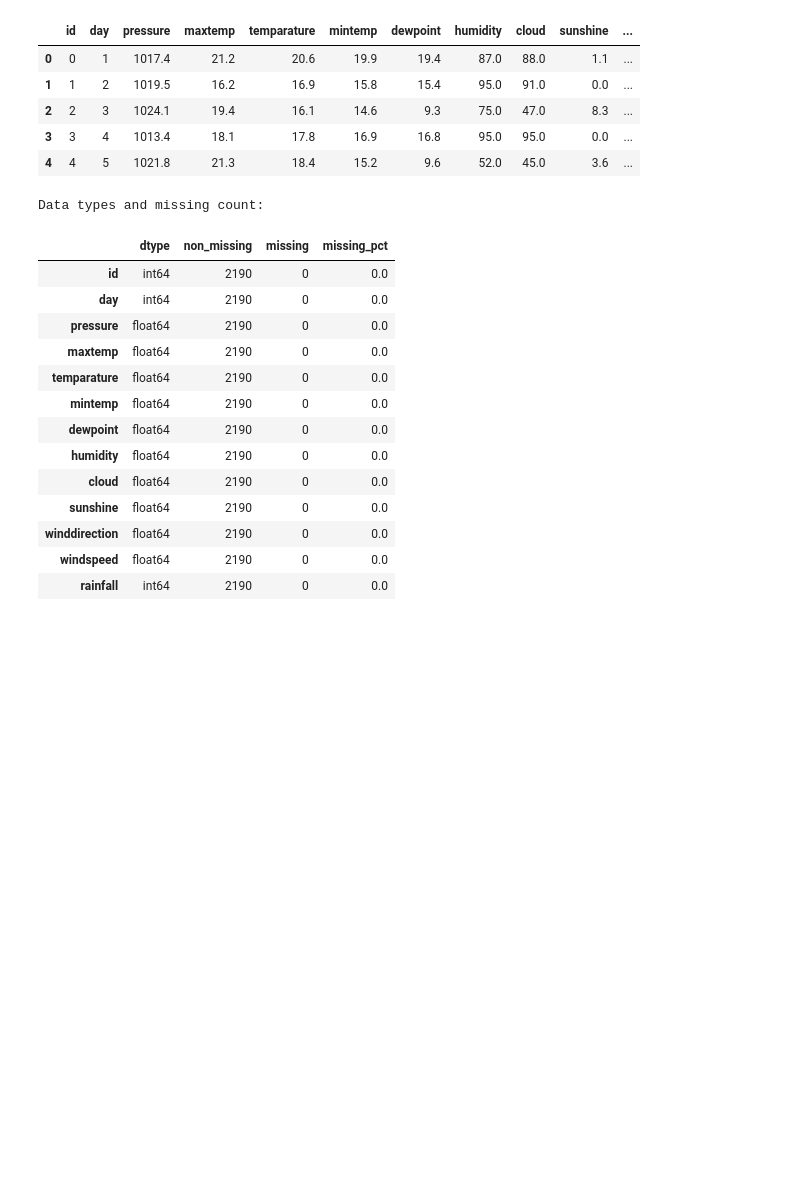
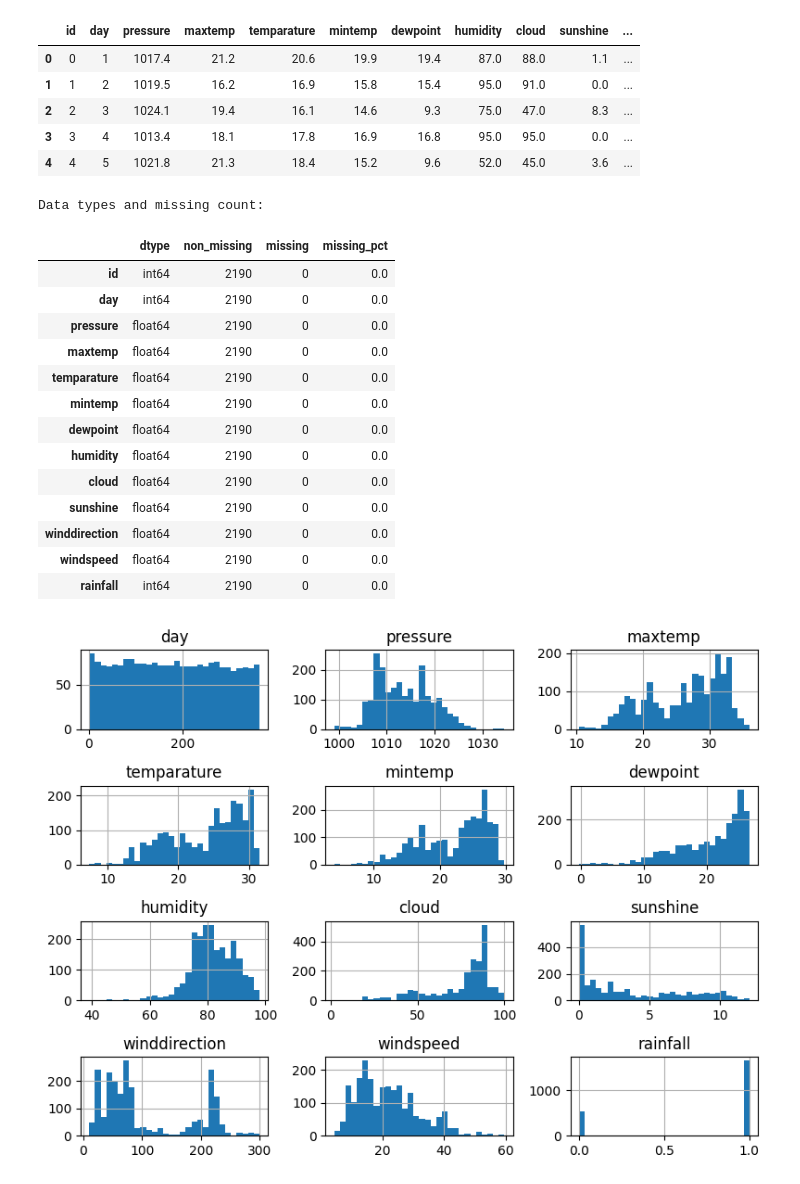
Before and after one commit to gprinciotti/kaggle, a Jupyter notebook: notebooks/playground-series-s5e3.ipynb, the cells around one changed output. Cells and saved outputs as stored; diff of their text form; code cells hidden in the pictures; blank space fills up the shorter version.

```diff
--- a/notebooks/playground-series-s5e3.ipynb
+++ b/notebooks/playground-series-s5e3.ipynb
@@ -34,4 +34,13 @@ Data types and missing count:
 | winddirection | float64 | 2190 | 0 | 0.0 |
 | windspeed | float64 | 2190 | 0 | 0.0 |
 | rainfall | int64 | 2190 | 0 | 0.0 |
+# %%
+import matplotlib.pyplot as plt
+import seaborn as sns
+
+df_train.drop(columns='id').hist(figsize=(8, 6), bins=30)
+plt.tight_layout()
+plt.show()
+# %% [output]
+[figure, added]
 # %%
```
Also changed, not shown: parts of 21 cells of this notebook.
